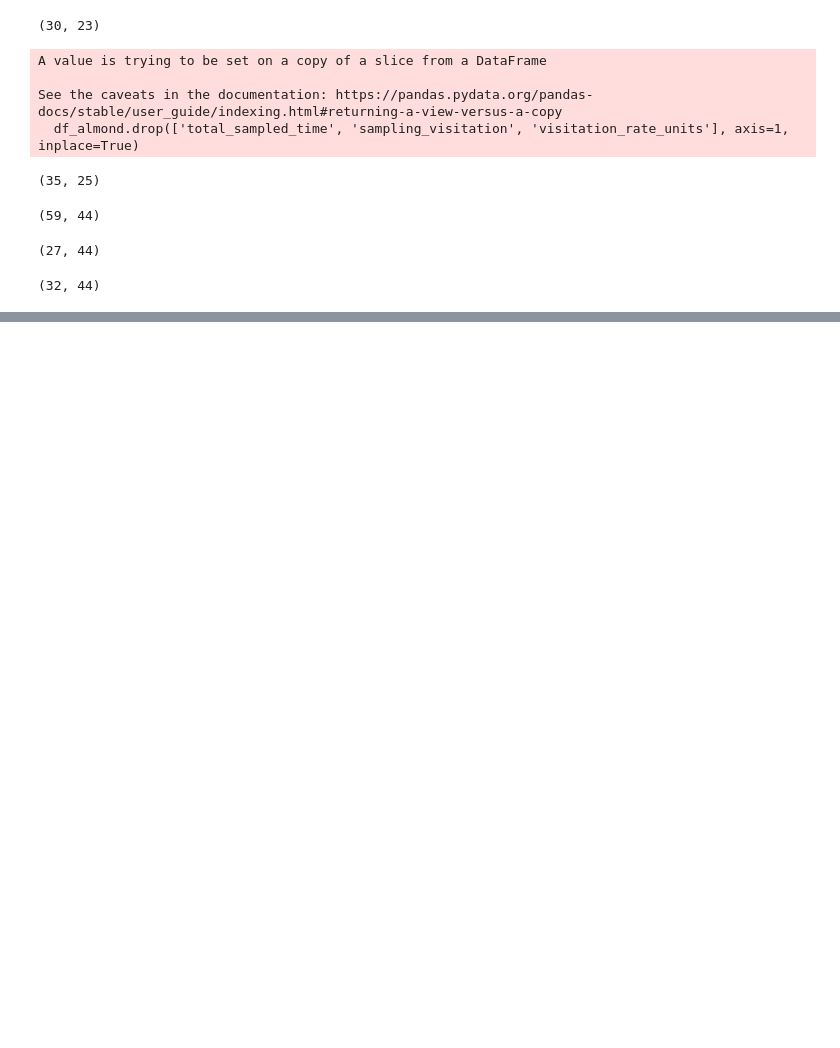
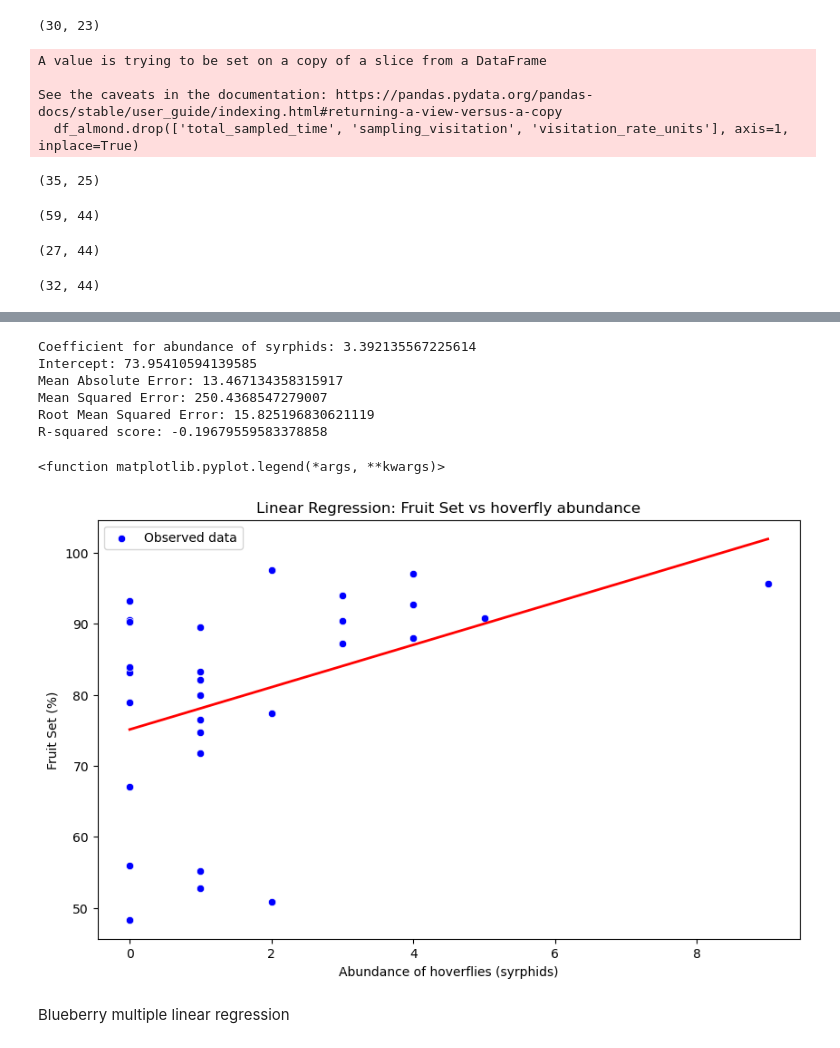
Before and after one commit to Paul-Sabin/BeeSharing, a Jupyter notebook: Data Wrangling.ipynb, the cells around one changed output, grey strips where cells are left out. Saved outputs shown, nothing was run; the diff lists cells and outputs as text; code cells hidden in the pictures; blank space fills up the shorter version.

```diff
--- a/Data Wrangling.ipynb
+++ b/Data Wrangling.ipynb
@@ -462,0 +623,63 @@ df_cherry.shape
+# %%
+# Prepare the data
+X = df_bb[['ab_syrphids']]  # Feature matrix
+y = df_bb['yield2']  # Target variable (fruit set)
+
+# Split the data into training and testing sets
+X_train, X_test, y_train, y_test = train_test_split(X, y, test_size=0.2, random_state=42)
+
+# Create the linear regression model
+model = LinearRegression()
+
+# Train the model
+model.fit(X_train, y_train)
+
+# Predict 'yield2' values for the test set
+y_pred = model.predict(X_test)
+
+# Calculate the mean squared error of the model
+mae = mean_absolute_error(y_test, y_pred)
+mse = mean_squared_error(y_test, y_pred)
+rmse = mean_squared_error(y_test, y_pred, squared=False)
+R2 = r2_score(y_test, y_pred)
+
+# Print the model's coefficient and the mean squared error
+print("Coefficient for abundance of syrphids:", model.coef_[0])
+print("Intercept:", model.intercept_)
+print("Mean Absolute Error:", mae)
+print("Mean Squared Error:", mse)
+print("Root Mean Squared Error:", rmse)
+print("R-squared score:", R2)
+# %% [output]
+Coefficient for abundance of syrphids: 3.392135567225614
+Intercept: 73.95410594139585
+Mean Absolute Error: 13.467134358315917
+Mean Squared Error: 250.4368547279007
+Root Mean Squared Error: 15.825196830621119
+R-squared score: -0.19679559583378858
+# %%
+# Train the model on the entire dataset for visualization purposes
+model = LinearRegression()
+model.fit(X, y)  # X is your feature matrix for 'ab_syrphids', y is 'yield2'
+
+# Predict 'yield2' using the model for a range of 'ab_syrphids' values
+X_fit = np.linspace(X.min(), X.max(), 100).reshape(-1, 1)  # Generate a range of values within your dataset's range
+y_fit = model.predict(X_fit)  # Predict 'yield2' for the generated range of 'ab_syrphids'
+
+# Plot the observed data points
+plt.figure(figsize=(10, 6))
+sns.scatterplot(x=X['ab_syrphids'], y=y, color='blue', label='Observed data')
+
+# Plot the regression line
+plt.plot(X_fit, y_fit, color='red', linewidth=2, label='Regression line')
+
+# Customize the plot
+plt.xlabel('Abundance of hoverflies (syrphids)')
+plt.ylabel('Fruit Set (%)')
+plt.title('Linear Regression: Fruit Set vs hoverfly abundance')
+plt.legend
+# %% [output]
+<function matplotlib.pyplot.legend(*args, **kwargs)>
+[figure, added]
+# %% [markdown]
+Blueberry multiple linear regression
```
Also changed, not shown: parts of 14 cells of this notebook.
